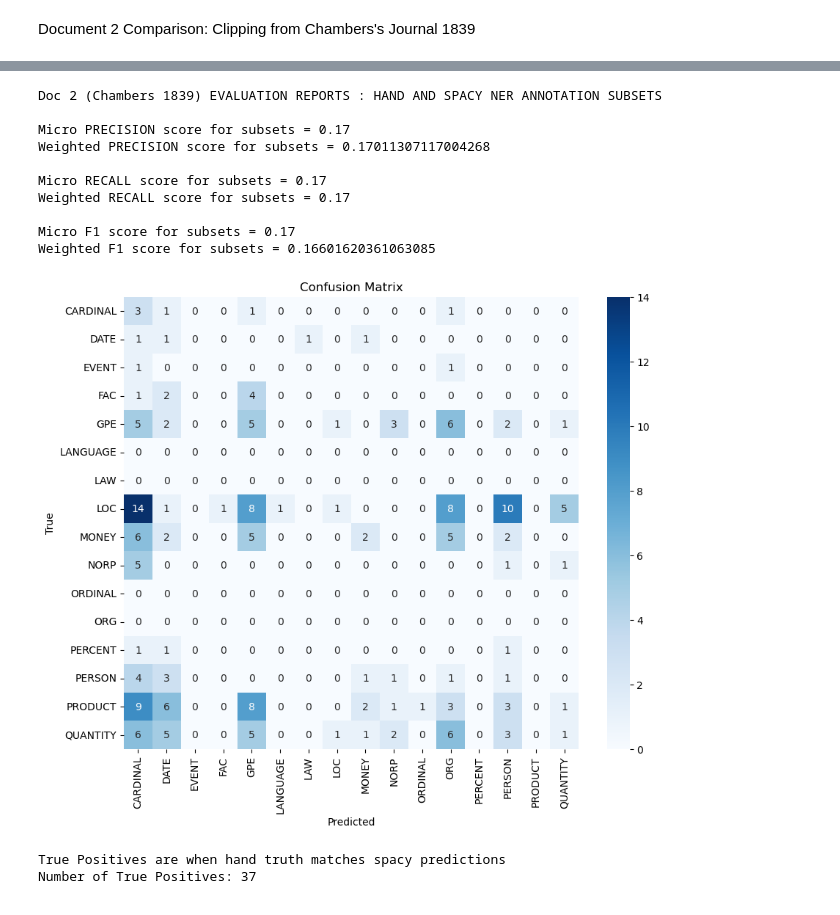
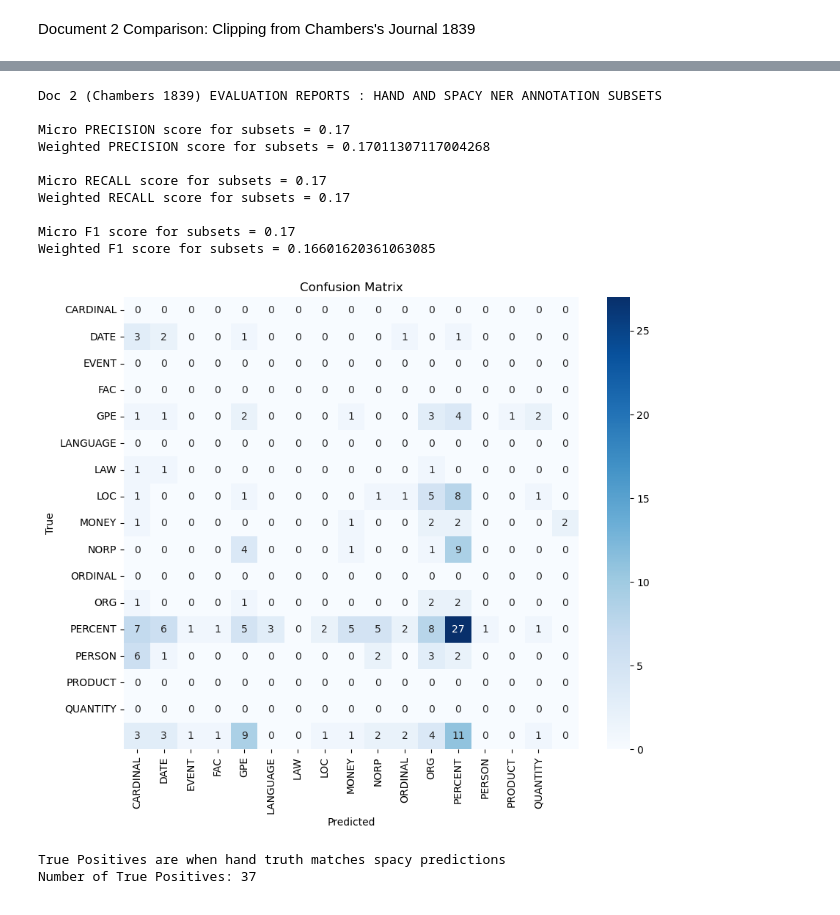
Before and after one commit to owenmonroe/OwenMonroe_TextMining_Fall23, a Jupyter notebook: Progress_Report/Spacy_NER_Comparison.ipynb, the cells around one changed output, grey strips where cells are left out. Drawn from its saved outputs; the diff is of its cells as text; code cells hidden in the pictures.

```diff
--- a/Progress_Report/Spacy_NER_Comparison.ipynb
+++ b/Progress_Report/Spacy_NER_Comparison.ipynb
@@ -440,35 +440,35 @@ print(f'Micro PRECISION score for subsets = {prec_score_micro_2}')
 print(f'Weighted PRECISION score for subsets = {prec_score_weighted_2}')
 print()
 print(f'Micro RECALL score for subsets = {rec_score_micro_2}')
 print(f'Weighted RECALL score for subsets = {rec_score_weighted_2}')
 print()
 print(f'Micro F1 score for subsets = {f1_score_micro_2}')
 print(f'Weighted F1 score for subsets = {f1_score_weighted_2}')
 print()
 
 
 labels_2 = sorted(list(set(y_true_2 + y_pred_2)))
 
 conf_matrix_2 = confusion_matrix(y_true_2, y_pred_2, labels=labels_2)
 
 plt.figure(figsize=(10, 8))
-sns.heatmap(conf_matrix, annot=True, fmt='d', cmap='Blues', xticklabels=labels, yticklabels=labels)
+sns.heatmap(conf_matrix_2, annot=True, fmt='d', cmap='Blues', xticklabels=labels, yticklabels=labels)
 plt.xlabel('Predicted')
 plt.ylabel('True')
 plt.title('Confusion Matrix')
 plt.show()
 # %% [output]
 Doc 2 (Chambers 1839) EVALUATION REPORTS : HAND AND SPACY NER ANNOTATION SUBSETS
 
 Micro PRECISION score for subsets = 0.17
 Weighted PRECISION score for subsets = 0.17011307117004268
 
 Micro RECALL score for subsets = 0.17
 Weighted RECALL score for subsets = 0.17
 
 Micro F1 score for subsets = 0.17
 Weighted F1 score for subsets = 0.16601620361063085
-[figure, old version]
+[figure, new version]
 # %%
 # Evaluation Through Set Intersections and Differences
 
```
Also changed, not shown: parts of 19 cells of this notebook.
